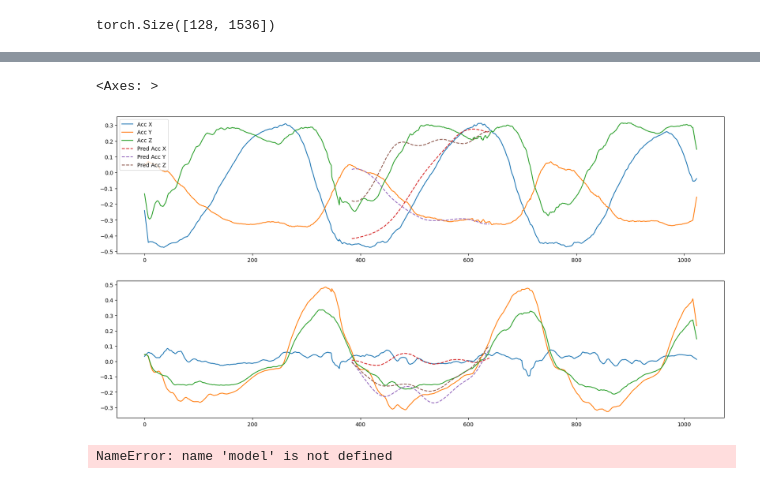
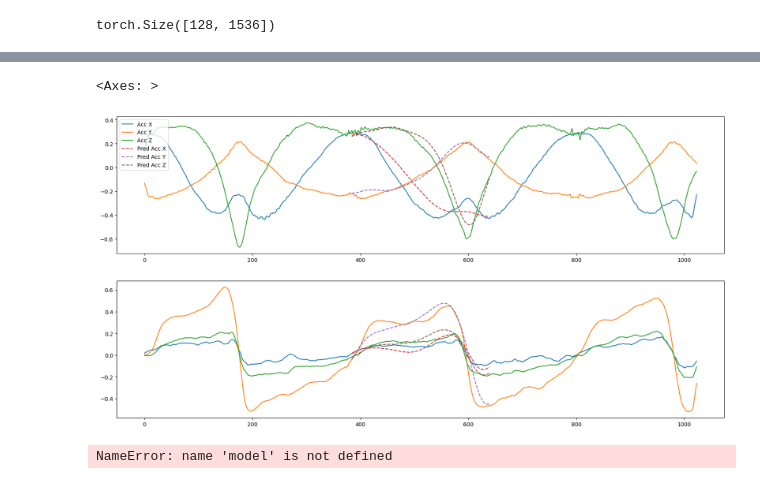
Before and after one commit to Musa-Azeem/AI-hypertrophy-coach, a Jupyter notebook: pretrain.ipynb, the cells around one changed output, grey strips where cells are left out. Saved outputs shown, nothing was run; the diff lists cells and outputs as text; code cells hidden in the pictures.

```diff
--- a/pretrain.ipynb
+++ b/pretrain.ipynb
@@ -35,6 +35,10 @@ def warp_time(data, max_scale=1.5):
         warped = warped[:, start_idx:start_idx + L]
 
     return torch.from_numpy(warped).to(torch.float32)
+
+def scale(data, low=0.6, high=1.4):
+    return data*np.random.uniform(low, high)
+
 class IMUDataset(Dataset):
     def __init__(self, df, winsize=250, stride=50, transform=None, aug=False):
         self.X = torch.from_numpy(df[['acc_x', 'acc_y', 'acc_z', 'gyr_x', 'gyr_y', 'gyr_z']].values)
@@ -54,6 +58,7 @@ class IMUDataset(Dataset):
         X = moving_average(X)
         if self.aug:
             X = warp_time(X)
+            X = scale(X)
         return X
 # %%
 HZ = 100
@@ -136,23 +158,36 @@ class AutoEncoder(nn.Module):
     def __init__(self):
         super().__init__()
 
+        # self.encoder = nn.Sequential(
+        #     nn.Conv1d(in_channels, 32, kernel_size=7, padding=3),
+        #     nn.BatchNorm1d(32),
+        #     nn.ReLU(),
+        #     nn.MaxPool1d(kernel_size=2, stride=2),
+        #     ResBlock(32, 64, kernel_size=3, stride=2, dropout=0.2),
+        #     # ResBlock(128, 128, kernel_size=3, stride=1),
+        #     # ResBlock(64, 64, kernel_size=3, stride=2, dropout=0.2),
+        #     # ResBlock(256, 256, kernel_size=3, stride=1),
+        # )
         self.encoder = nn.Sequential(
             nn.Conv1d(in_channels, 32, kernel_size=7, padding=3),
             nn.BatchNorm1d(32),
             nn.ReLU(),
             nn.MaxPool1d(kernel_size=2, stride=2),
-            ResBlock(32, 64, kernel_size=3, stride=2, dropout=0.15),
-            # ResBlock(128, 128, kernel_size=3, stride=1),
-            ResBlock(64, 64, kernel_size=3, stride=2, dropout=0.15),
-            # ResBlock(256, 256, kernel_size=3, stride=1),
+            ResBlock(32, 64, kernel_size=3, stride=2),
+            ResBlock(64, 64, kernel_size=3, stride=2),
+            ResBlock(64, 128, kernel_size=3, stride=2),
+            ResBlock(128, 128, kernel_size=3, stride=2),
+            ResBlock(128, 256, kernel_size=3, stride=2),
+            ResBlock(256, 256, kernel_size=3, stride=2),
+            ResBlock(256, 512, kernel_size=3, stride=2),
         )
         self.pool = nn.AdaptiveAvgPool1d(1)
 
         self.decoder = nn.Sequential(
             # nn.Linear(256, 128),
             # nn.ReLU(),
-            nn.Dropout(0.1),
-            nn.Linear(64, forecast_size * in_channels),
+            # nn.Dropout(0.1),
+            nn.Linear(512, forecast_size * in_channels),
         )
     def forward(self, x):
         x = self.encoder(x)
@@ -171,7 +206,10 @@ valloader = DataLoader(val_dataset, batch_size=128, shuffle=False)
 # middle of window
 forecast_slice = slice(winsize // 2 - forecast_size // 2, winsize // 2 + forecast_size // 2)
 def get_masked(X):
-    return torch.cat([X[:,:,:forecast_slice.start], X[:,:,forecast_slice.stop:]], dim=-1)
+    # return torch.cat([X[:,:,:forecast_slice.start], X[:,:,forecast_slice.stop:]], dim=-1)
+    X = X.clone()
+    X[:, :, forecast_slice] = 0
+    return X
 
 print(sum(p.numel() for p in model.parameters() if p.requires_grad))
 # %% [output]
@@ -290,38 +323,39 @@ Train Loss: 0.0027537   Validation Loss: 0.0075311
 ## 4-16-25
 # 1024-128: 0.00235 - pretty good
 # 1024-256: 0.00324 - connects at ends and usually follows trends - sloppy
+# 1024-256: 0.00706 - connects at ends and usually follows trends - more sloppy
 model.load_state_dict(torch.load('best_model2.pth'))
 model.eval()
-X = valloader.dataset[5000].unsqueeze(0)
+X = valloader.dataset[600].unsqueeze(0)
 X = X.to(device)
 model.eval()
 with torch.no_grad():
     Xpred = model(get_masked(X)).cpu().view(X.size(0), in_channels, forecast_size)
 
 i=0
 fig, axes = plt.subplots(2,1,figsize=(20, 10))
 plt.subplot(2, 1, 1)
 axes[0].plot(X[i,0].cpu(), label='Acc X')
 axes[0].plot(X[i,1].cpu(), label='Acc Y')
 axes[0].plot(X[i,2].cpu(), label='Acc Z')
 axes[1].plot(X[i,3].cpu(), label='Gyr X')
 axes[1].plot(X[i,4].cpu(), label='Gyr Y')
 axes[1].plot(X[i,5].cpu(), label='Gyr Z')
 
 
 axes[0].plot(np.arange(forecast_slice.start, forecast_slice.stop), Xpred[i,0], label='Pred Acc X', linestyle='--')
 axes[0].plot(np.arange(forecast_slice.start, forecast_slice.stop), Xpred[i,1], label='Pred Acc Y', linestyle='--')
 axes[0].plot(np.arange(forecast_slice.start, forecast_slice.stop), Xpred[i,2], label='Pred Acc Z', linestyle='--')
 axes[1].plot(np.arange(forecast_slice.start, forecast_slice.stop), Xpred[i,3], label='Pred Gyr X', linestyle='--')
 axes[1].plot(np.arange(forecast_slice.start, forecast_slice.stop), Xpred[i,4], label='Pred Gyr Y', linestyle='--')
 axes[1].plot(np.arange(forecast_slice.start, forecast_slice.stop), Xpred[i,5], label='Pred Gyr Z', linestyle='--')
 
 plt.legend(loc='upper left')
 axes[0]#.set_xlim(350, 544)
 axes[1]#.set_xlim(350, 544)
 # %% [output]
 <Axes: >
-[figure, old version]
+[figure, new version]
 # %%
 # loss < 0.0000 perfect
 # loss = 0.0000167 perfect
```
Also changed, not shown: parts of 5 cells of this notebook, 2 other files.
